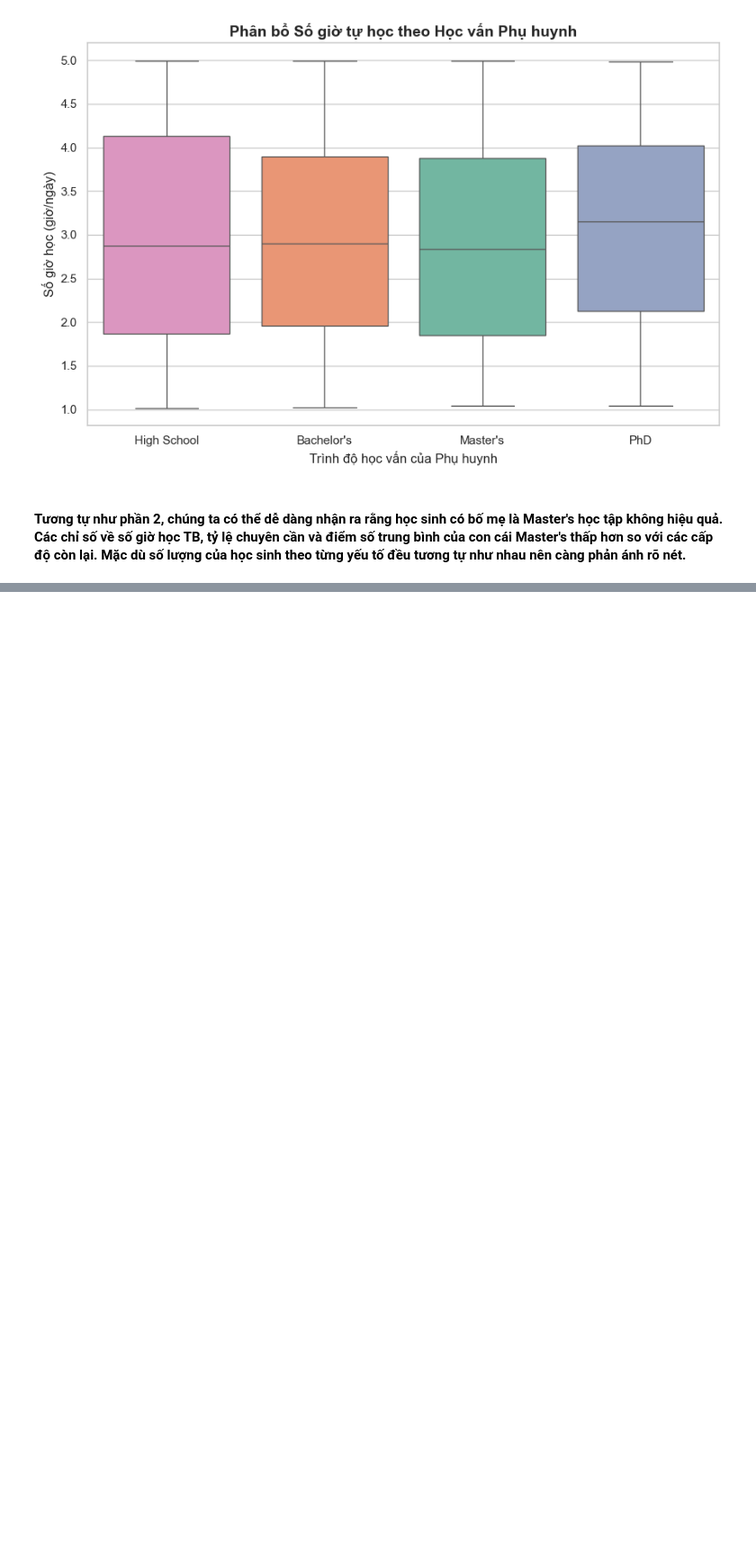
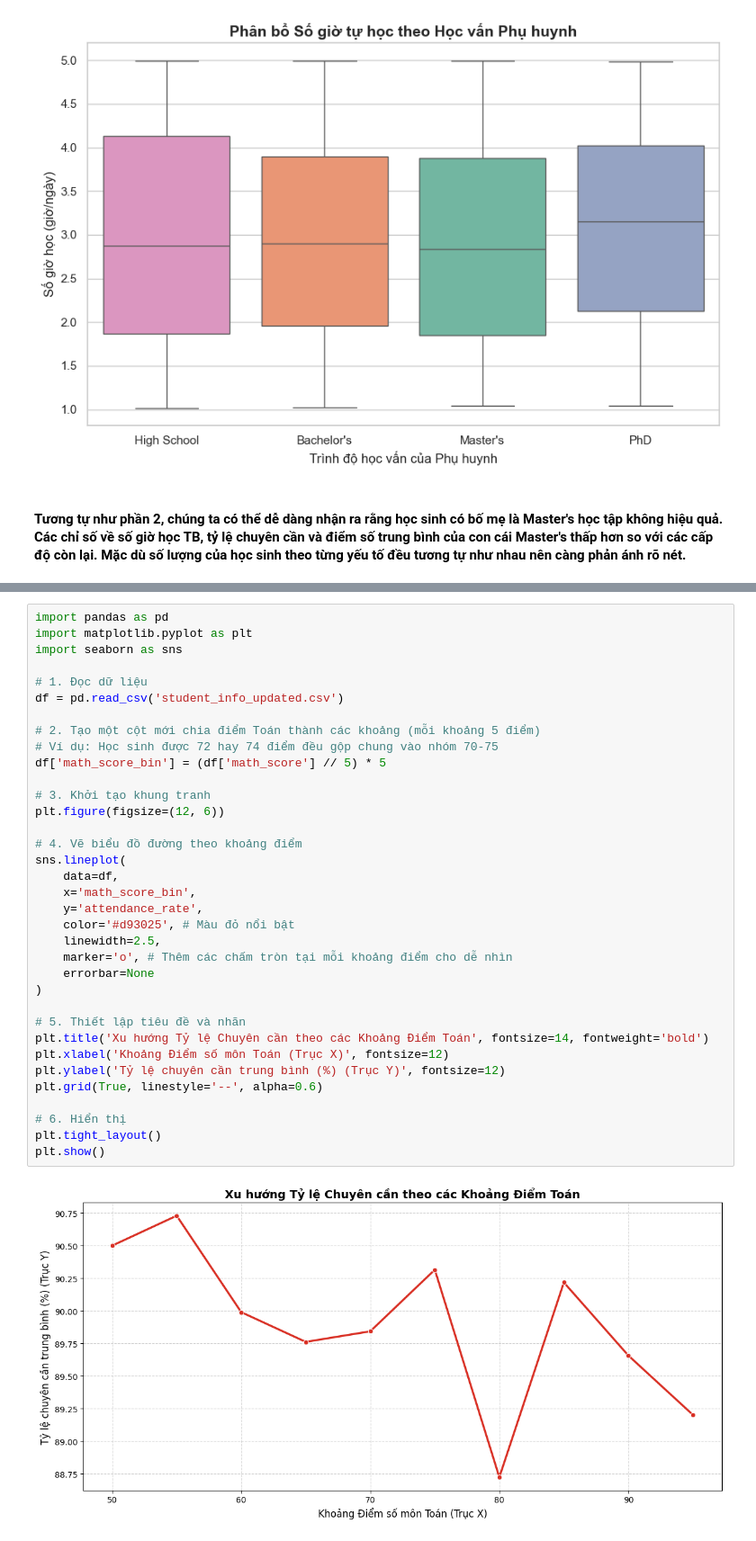
Before and after one commit to EnbacMig21/duan_datahsinh, a Jupyter notebook: phan_tich_data.ipynb, the cells around one changed output, grey strips where cells are left out. Shown at 90% size. Drawn from its saved outputs; the diff is of its cells as text; blank space fills up the shorter version.

```diff
--- a/phan_tich_data.ipynb
+++ b/phan_tich_data.ipynb
@@ -437,0 +512,37 @@ plt.show()
+# %%
+import pandas as pd
+import matplotlib.pyplot as plt
+import seaborn as sns
+
+# 1. Đọc dữ liệu
+df = pd.read_csv('student_info_updated.csv')
+
+# 2. Tạo một cột mới chia điểm Toán thành các khoảng (mỗi khoảng 5 điểm)
+# Ví dụ: Học sinh được 72 hay 74 điểm đều gộp chung vào nhóm 70-75
+df['math_score_bin'] = (df['math_score'] // 5) * 5
+
+# 3. Khởi tạo khung tranh
+plt.figure(figsize=(12, 6))
+
+# 4. Vẽ biểu đồ đường theo khoảng điểm
+sns.lineplot(
+    data=df,
+    x='math_score_bin',
+    y='attendance_rate',
+    color='#d93025', # Màu đỏ nổi bật
+    linewidth=2.5,
+    marker='o', # Thêm các chấm tròn tại mỗi khoảng điểm cho dễ nhìn
+    errorbar=None
+)
+
+# 5. Thiết lập tiêu đề và nhãn
+plt.title('Xu hướng Tỷ lệ Chuyên cần theo các Khoảng Điểm Toán', fontsize=14, fontweight='bold')
+plt.xlabel('Khoảng Điểm số môn Toán (Trục X)', fontsize=12)
+plt.ylabel('Tỷ lệ chuyên cần trung bình (%) (Trục Y)', fontsize=12)
+plt.grid(True, linestyle='--', alpha=0.6)
+
+# 6. Hiển thị
+plt.tight_layout()
+plt.show()
+# %% [output]
+[figure, added]
```
Also changed, not shown: parts of 7 cells of this notebook.
